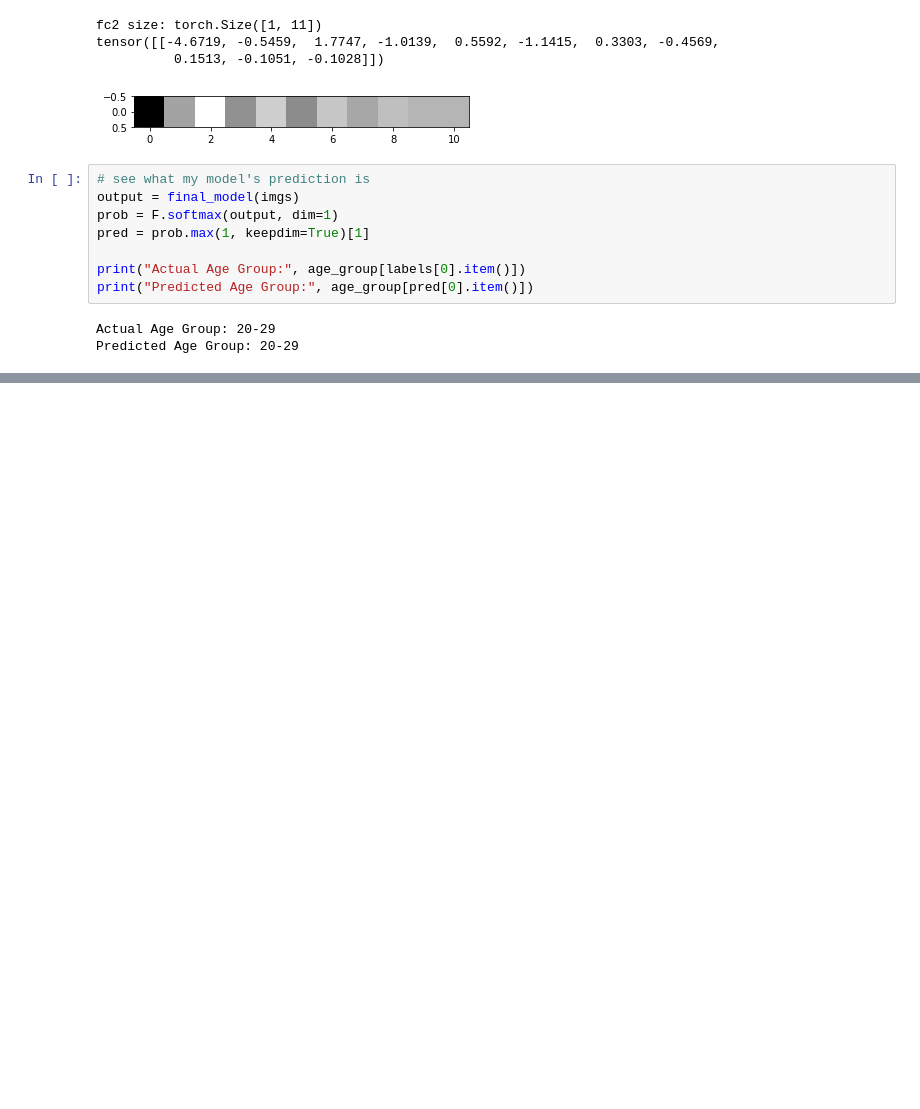
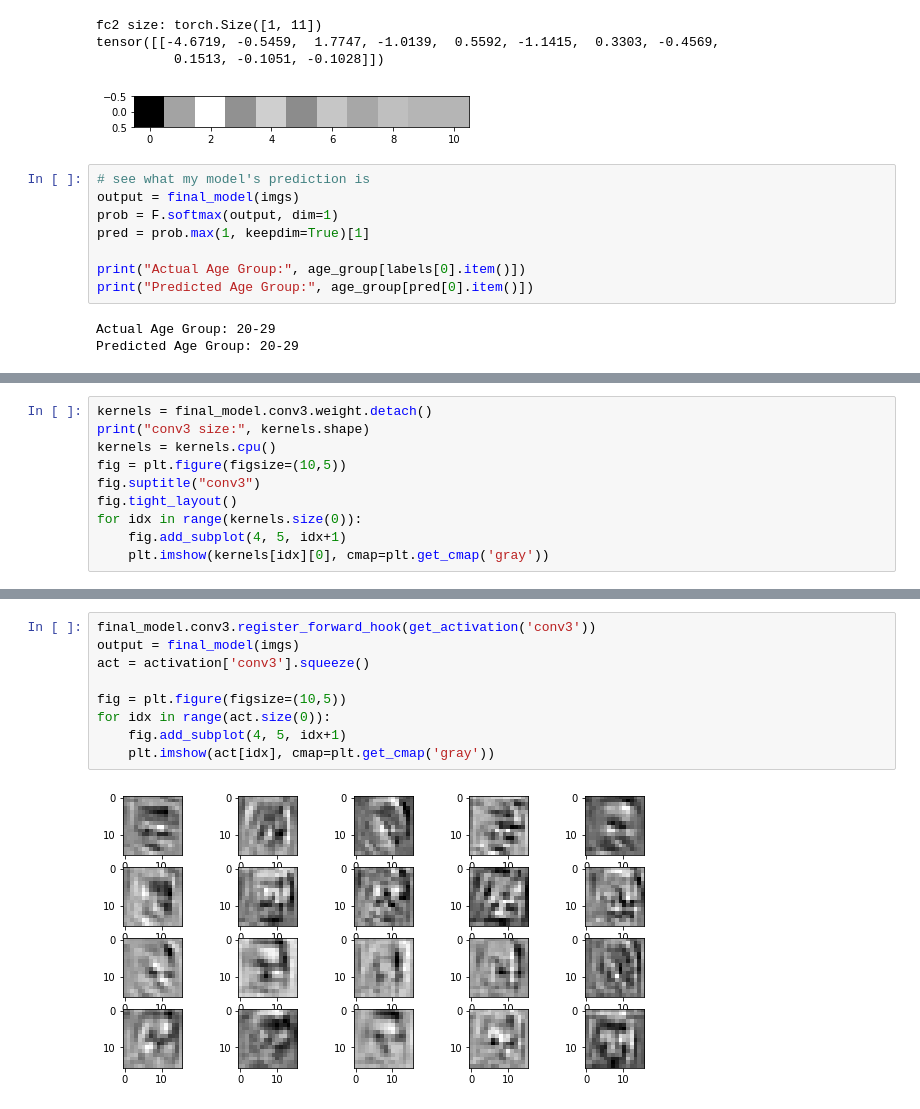
Before and after one commit to karen-poon/aps360-project, a Jupyter notebook: NewAgeClassification.ipynb, the cells around one changed output, grey strips where cells are left out. Drawn from its saved outputs; the diff is of its cells as text; blank space fills up the shorter version.

```diff
--- a/NewAgeClassification.ipynb
+++ b/NewAgeClassification.ipynb
@@ -1051,0 +1139,10 @@ Predicted Age Group: 20-29
+# %%
+kernels = final_model.conv3.weight.detach()
+print("conv3 size:", kernels.shape)
+kernels = kernels.cpu()
+fig = plt.figure(figsize=(10,5))
+fig.suptitle("conv3")
+fig.tight_layout()
+for idx in range(kernels.size(0)):
+    fig.add_subplot(4, 5, idx+1)
+    plt.imshow(kernels[idx][0], cmap=plt.get_cmap('gray'))
@@ -1051,0 +1152,11 @@ Predicted Age Group: 20-29
+# %%
+final_model.conv3.register_forward_hook(get_activation('conv3'))
+output = final_model(imgs)
+act = activation['conv3'].squeeze()
+
+fig = plt.figure(figsize=(10,5))
+for idx in range(act.size(0)):
+    fig.add_subplot(4, 5, idx+1)
+    plt.imshow(act[idx], cmap=plt.get_cmap('gray'))
+# %% [output]
+[figure, added]
```
Also changed, not shown: parts of 12 cells of this notebook.
